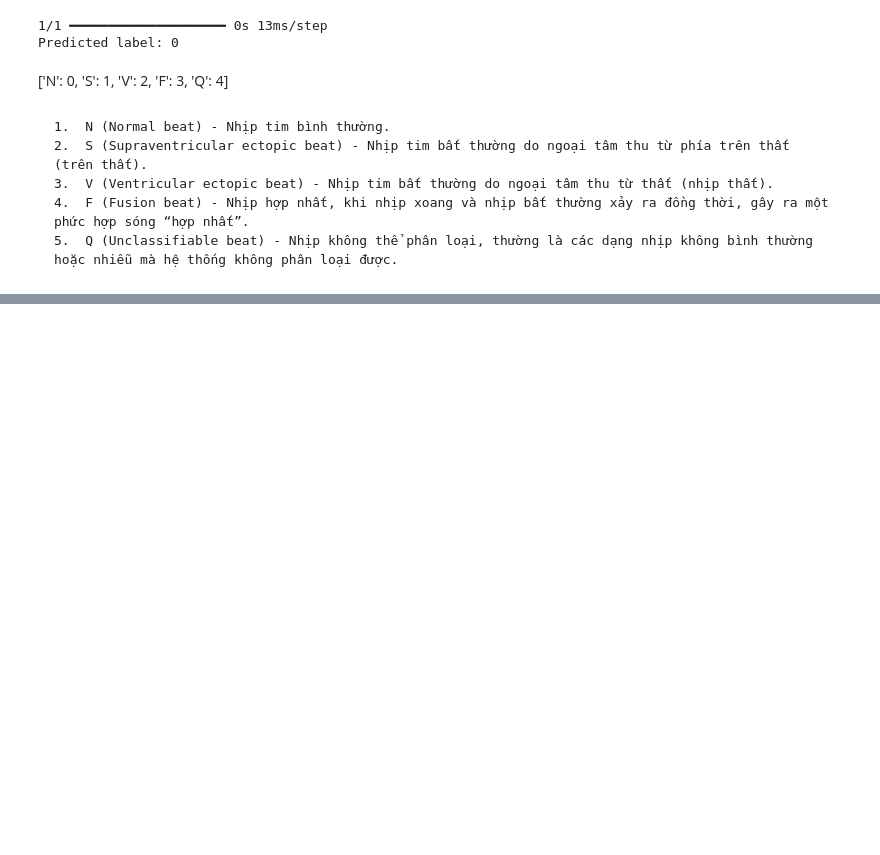
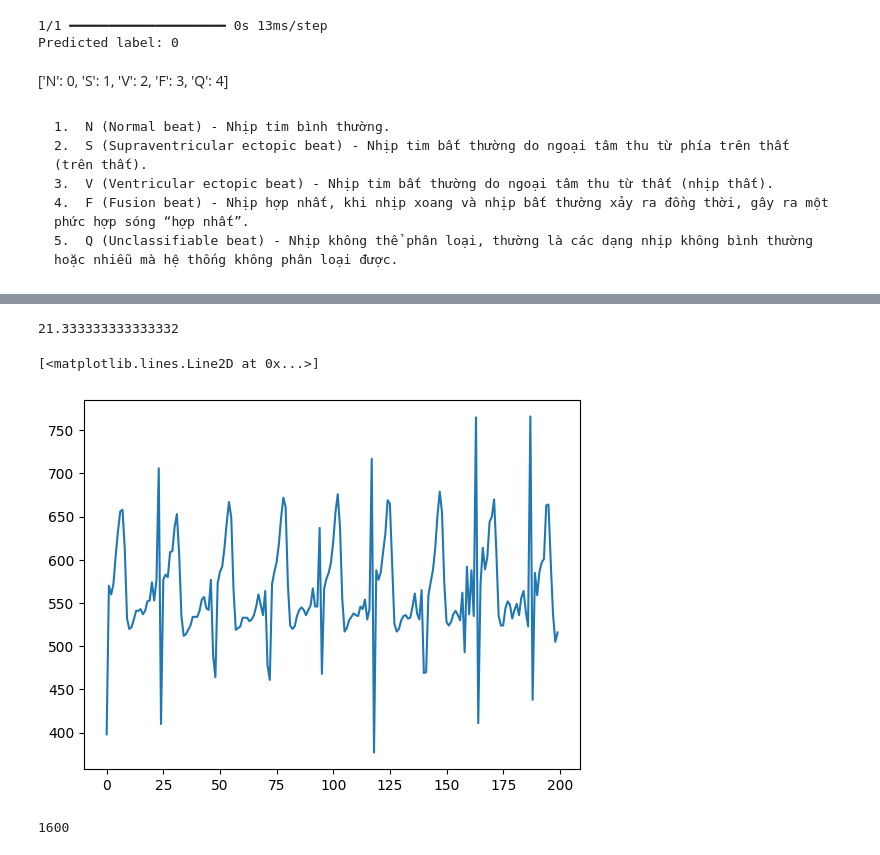
Before and after one commit to tinh2406/server_iot, a Jupyter notebook: train.ipynb, the cells around one changed output, grey strips where cells are left out. Drawn from its saved outputs; the diff is of its cells as text; code cells hidden in the pictures; blank space fills up the shorter version.

```diff
--- a/train.ipynb
+++ b/train.ipynb
@@ -70,3 +72,7 @@ Predicted label: 0
 	3.	V (Ventricular ectopic beat) - Nhịp tim bất thường do ngoại tâm thu từ thất (nhịp thất).
 	4.	F (Fusion beat) - Nhịp hợp nhất, khi nhịp xoang và nhịp bất thường xảy ra đồng thời, gây ra một phức hợp sóng “hợp nhất”.
 	5.	Q (Unclassifiable beat) - Nhịp không thể phân loại, thường là các dạng nhịp không bình thường hoặc nhiễu mà hệ thống không phân loại được.
+# %%
+import pandas as pd
+df = pd.read_csv("/Users/nguyeqoctih/Code/iot/heartrates-lie.csv")
+df["value"] = df["value"].apply(lambda x: list(map(float, x.split(","))))
@@ -72,0 +96,14 @@ Predicted label: 0
+# %%
+1600/75
+# %% [output]
+21.333333333333332
+# %%
+from matplotlib import pyplot as plt
+plt.plot(df["value"][1][:200])
+# %% [output]
+[<matplotlib.lines.Line2D at 0x...>]
+[figure, added]
+# %%
+len(df["value"][1])
+# %% [output]
+1600
```
Also changed, not shown: parts of 6 cells of this notebook, 3 other files.
